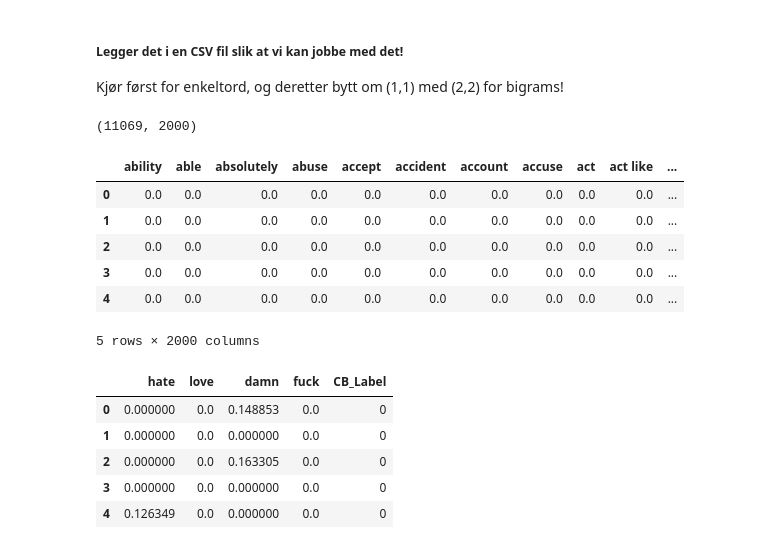
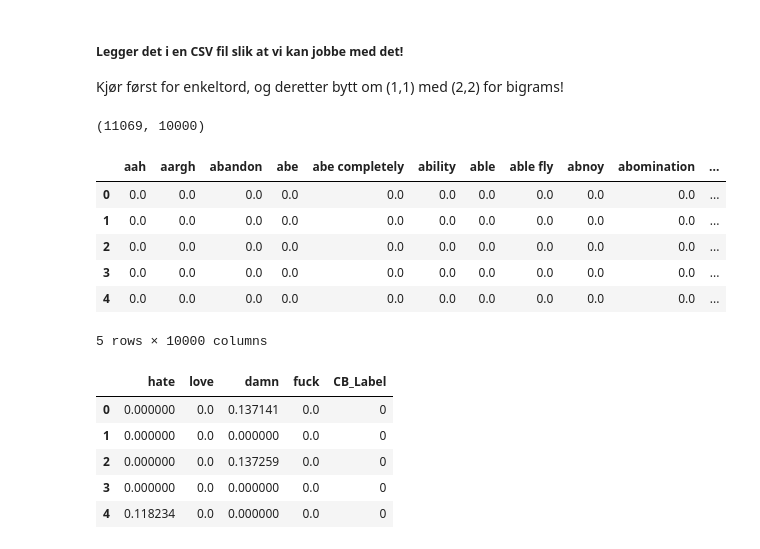
Before and after one commit to sebalexsmith/IT3212, a Jupyter notebook: assignment_3/extraction.ipynb, the cells around one changed output. Cells and saved outputs as stored; diff of their text form; code cells hidden in the pictures.

```diff
--- a/assignment_3/extraction.ipynb
+++ b/assignment_3/extraction.ipynb
@@ -146,44 +146,44 @@ Kjør først for enkeltord, og deretter bytt om (1,1) med (2,2) for bigrams!
 # %%
 # --- TF-IDF vectorization ---
 from sklearn.feature_extraction.text import TfidfVectorizer
 import pandas as pd
 
 tfidf = TfidfVectorizer(
-    max_features=2000,
+    max_features=10000,
     ngram_range=(1, 2), # both uni- and bigrams
     # ngram_range=(2, 2), # only bigrams (don't specify ngram_range to only get unigrams)
 )
 
 # Tren TF-IDF på alle tekstene
 X_tfidf = tfidf.fit_transform(df['clean_text'])
 
 # Hent feature (ord/bigrams)
 feature_names = tfidf.get_feature_names_out()
 
 # Konverter til DataFrame
 X_tfidf_df = pd.DataFrame(X_tfidf.toarray(), columns=feature_names)
 
 # Sjekk resultatet
 print(X_tfidf_df.shape)
 X_tfidf_df.head()
 # %% [output]
-(11069, 2000)
+(11069, 10000)
-|  | ability | able | absolutely | abuse | accept | accident | account | accuse | act | act like | ... |
+|  | aah | aargh | abandon | abe | abe completely | ability | able | able fly | abnoy | abomination | ... |
 | 0 | 0.0 | 0.0 | 0.0 | 0.0 | 0.0 | 0.0 | 0.0 | 0.0 | 0.0 | 0.0 | ... |
 | 1 | 0.0 | 0.0 | 0.0 | 0.0 | 0.0 | 0.0 | 0.0 | 0.0 | 0.0 | 0.0 | ... |
 | 2 | 0.0 | 0.0 | 0.0 | 0.0 | 0.0 | 0.0 | 0.0 | 0.0 | 0.0 | 0.0 | ... |
 | 3 | 0.0 | 0.0 | 0.0 | 0.0 | 0.0 | 0.0 | 0.0 | 0.0 | 0.0 | 0.0 | ... |
 | 4 | 0.0 | 0.0 | 0.0 | 0.0 | 0.0 | 0.0 | 0.0 | 0.0 | 0.0 | 0.0 | ... |
-5 rows × 2000 columns
+5 rows × 10000 columns
 # %%
 pd.concat([X_tfidf_df[['hate', 'love', 'damn', 'fuck']].head(), df['CB_Label'].head()], axis=1)
 # %% [output]
 |  | hate | love | damn | fuck | CB_Label |
-| 0 | 0.000000 | 0.0 | 0.148853 | 0.0 | 0 |
+| 0 | 0.000000 | 0.0 | 0.137141 | 0.0 | 0 |
 | 1 | 0.000000 | 0.0 | 0.000000 | 0.0 | 0 |
-| 2 | 0.000000 | 0.0 | 0.163305 | 0.0 | 0 |
+| 2 | 0.000000 | 0.0 | 0.137259 | 0.0 | 0 |
 | 3 | 0.000000 | 0.0 | 0.000000 | 0.0 | 0 |
-| 4 | 0.126349 | 0.0 | 0.000000 | 0.0 | 0 |
+| 4 | 0.118234 | 0.0 | 0.000000 | 0.0 | 0 |
 # %%
 tfidf_pca_full = PCA(n_components=min(*X_tfidf_df.shape), random_state=0).fit(X_tfidf_df)
 # %%
```
Also changed, not shown: parts of 4 cells of this notebook, 2 other files.
